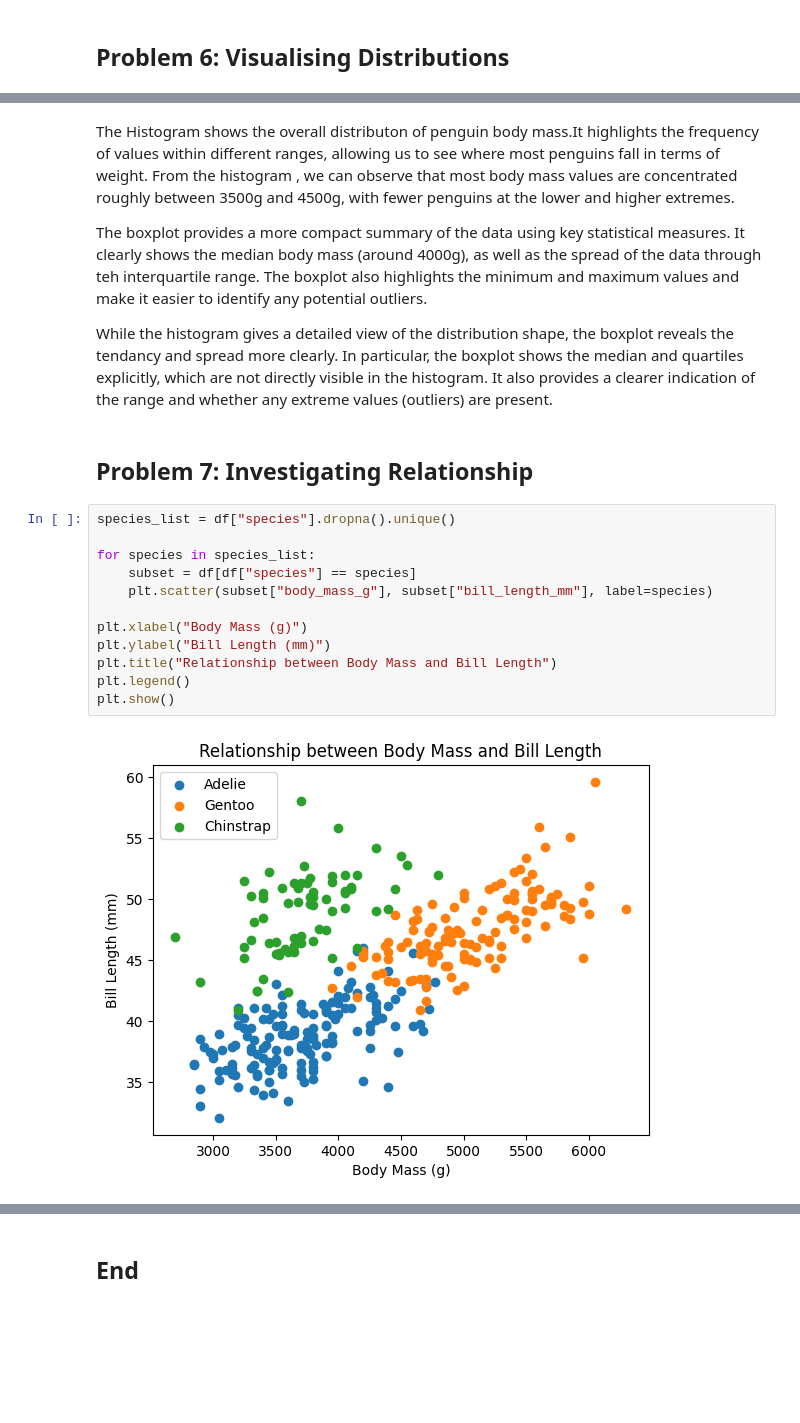
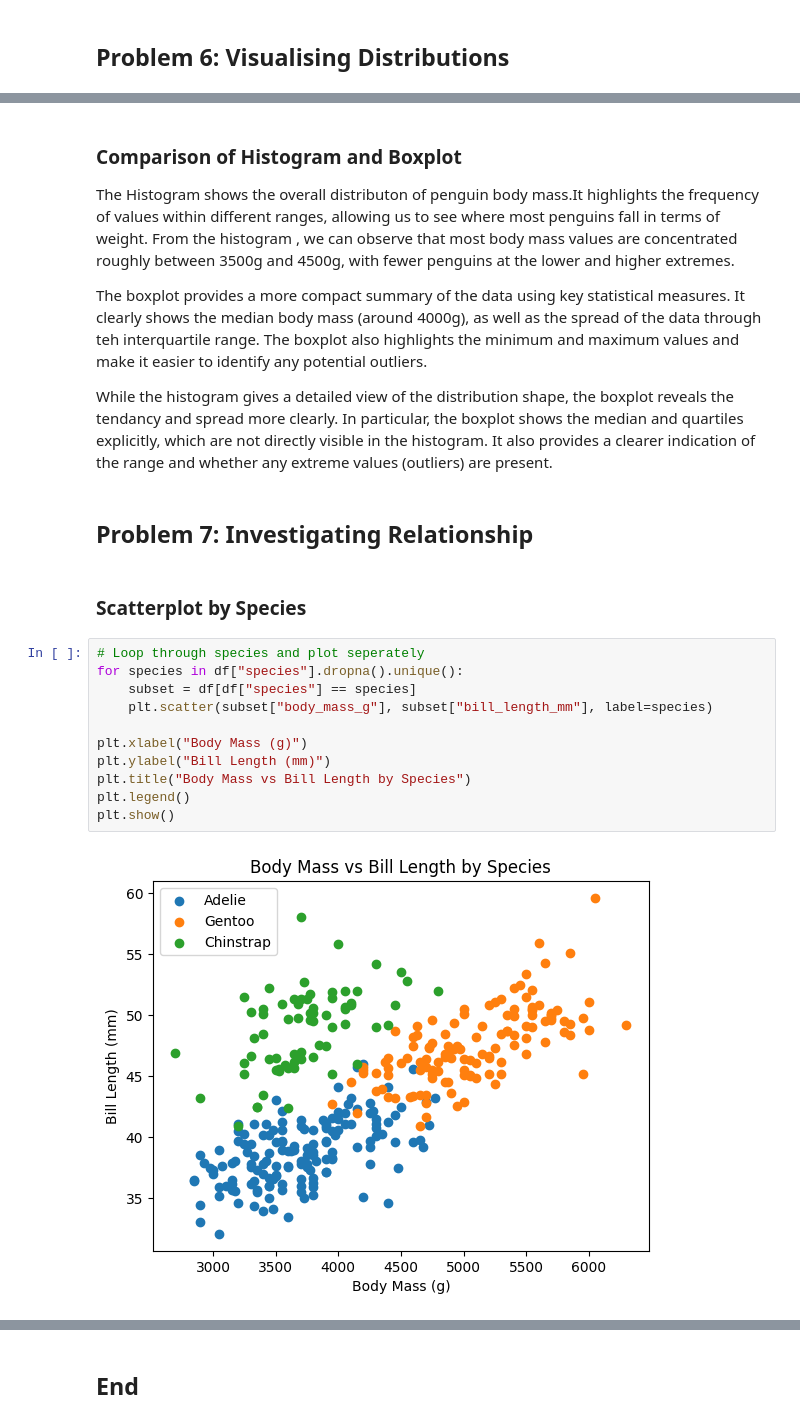
Before and after one commit to aiswarialajan124-png/principles_of_data_analytics, a Jupyter notebook: problems.ipynb, the cells around one changed output, grey strips where cells are left out. Cells and saved outputs as stored; diff of their text form; blank space fills up the shorter version.

```diff
--- a/problems.ipynb
+++ b/problems.ipynb
@@ -57,6 +85,8 @@ plt.show()
 # %% [output]
 [figure]
 # %% [markdown]
+### Comparison of Histogram and Boxplot
+
 The Histogram shows the overall distributon of penguin body mass.It highlights the frequency of values within different ranges, allowing  us to see where most penguins fall in terms of weight. From the histogram , we can observe that most body mass values are concentrated roughly between 3500g and 4500g, with fewer penguins at the lower and higher extremes.
 
 The boxplot provides a more compact summary of the data using key statistical measures. It clearly shows the median  body mass (around 4000g), as well as the spread of the data through teh interquartile range. The boxplot also highlights the minimum and maximum values and make it easier to identify any potential outliers.
@@ -64,18 +94,19 @@ The boxplot provides a more compact summary of the data using key statistical me
 While the histogram gives a detailed view of the distribution shape, the boxplot reveals the tendancy and spread more clearly. In particular, the boxplot shows the median and quartiles explicitly, which are not directly visible in the histogram. It also provides a clearer indication of the range and whether any extreme values (outliers) are present.
 # %% [markdown]
 ## Problem 7: Investigating Relationship
+# %% [markdown]
+### Scatterplot by Species
 # %%
-species_list = df["species"].dropna().unique()
-
-for species in species_list:
+# Loop through species and plot seperately
+for species in df["species"].dropna().unique():
     subset = df[df["species"] == species]
     plt.scatter(subset["body_mass_g"], subset["bill_length_mm"], label=species)
 
 plt.xlabel("Body Mass (g)")
 plt.ylabel("Bill Length (mm)")
-plt.title("Relationship between Body Mass and Bill Length")
+plt.title("Body Mass vs Bill Length by Species")
 plt.legend()
 plt.show()
 # %% [output]
-[figure, old version]
+[figure, new version]
 # %% [markdown]
```
Also changed, not shown: parts of 11 cells of this notebook.
